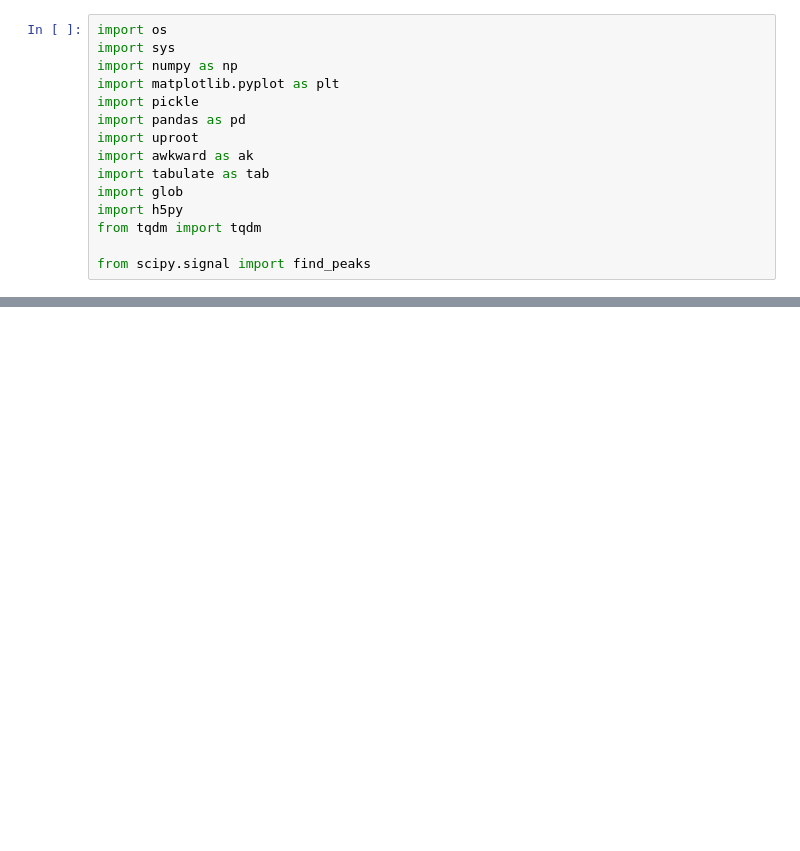
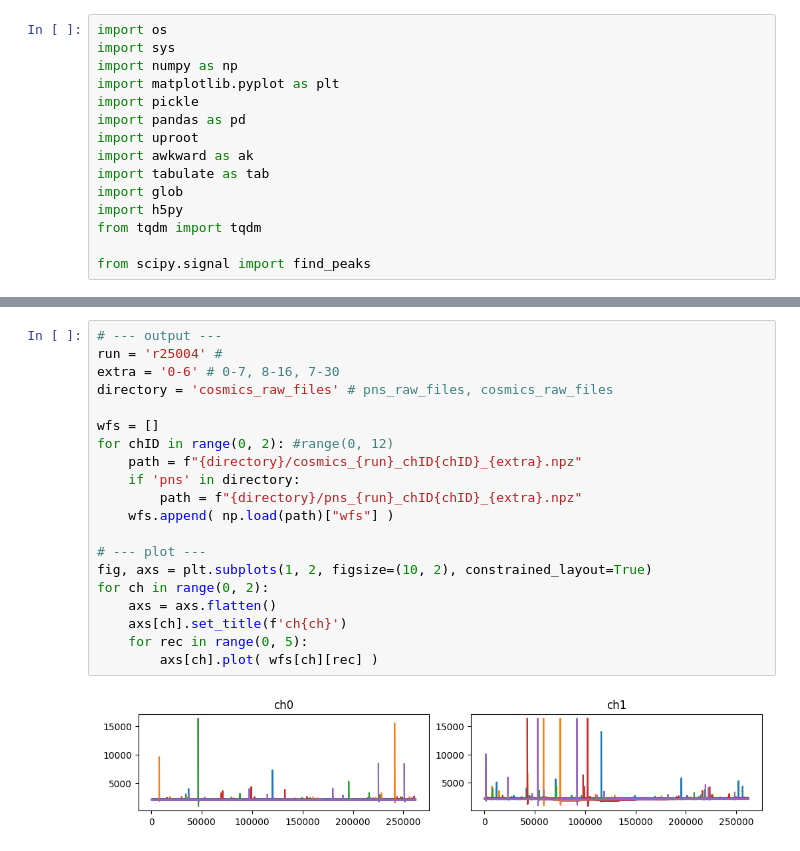
Before and after one commit to eberthol/PSD_GMVAE_Coldbox, a Jupyter notebook: data_eng/ExtractTriggerRecords.ipynb, the cells around one changed output, grey strips where cells are left out. Drawn from its saved outputs; the diff is of its cells as text; blank space fills up the shorter version.

```diff
--- a/data_eng/ExtractTriggerRecords.ipynb
+++ b/data_eng/ExtractTriggerRecords.ipynb
@@ -139,0 +151,22 @@ print(N)
+# %%
+# --- output ---
+run = 'r25004' #
+extra = '0-6' # 0-7, 8-16, 7-30
+directory = 'cosmics_raw_files' # pns_raw_files, cosmics_raw_files
+
+wfs = []
+for chID in range(0, 2): #range(0, 12)
+    path = f"{directory}/cosmics_{run}_chID{chID}_{extra}.npz"
+    if 'pns' in directory:
+        path = f"{directory}/pns_{run}_chID{chID}_{extra}.npz"
+    wfs.append( np.load(path)["wfs"] )
+
+# --- plot ---
+fig, axs = plt.subplots(1, 2, figsize=(10, 2), constrained_layout=True)
+for ch in range(0, 2):
+    axs = axs.flatten()
+    axs[ch].set_title(f'ch{ch}')
+    for rec in range(0, 5):
+        axs[ch].plot( wfs[ch][rec] )
+# %% [output]
+[figure, added]
```
Also changed, not shown: parts of 23 cells of this notebook, 2 other files.
